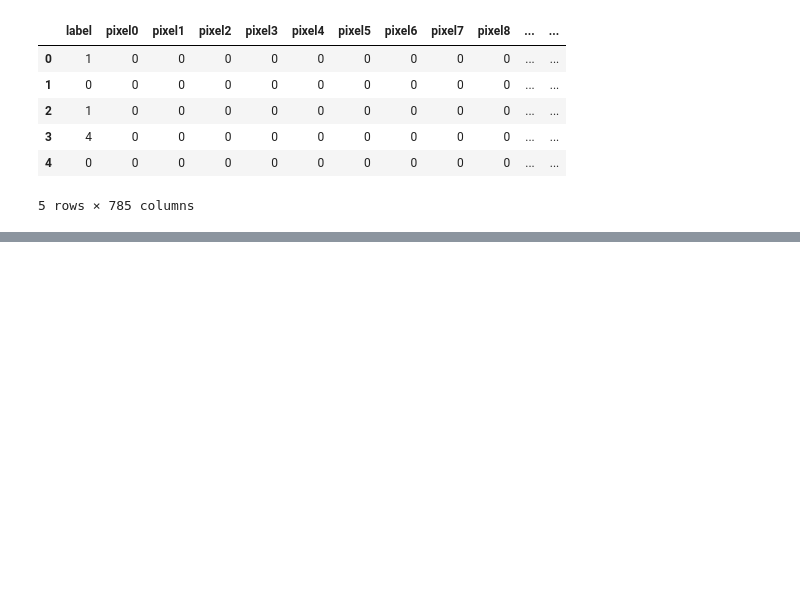
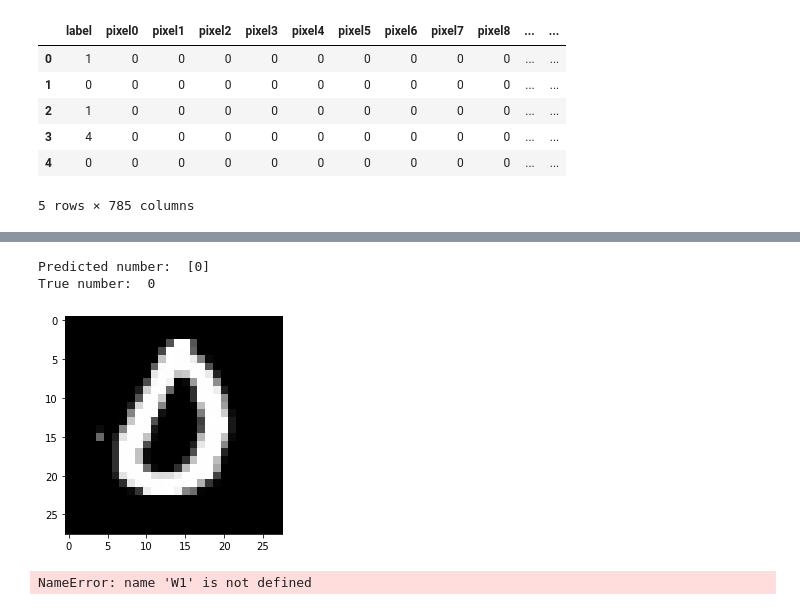
Before and after one commit to LuisAlcalaPerez/CNN-from-scratch, a Jupyter notebook: notebook.ipynb, the cells around one changed output, grey strips where cells are left out. Drawn from its saved outputs; the diff is of its cells as text; code cells hidden in the pictures; blank space fills up the shorter version.

```diff
--- a/notebook.ipynb
+++ b/notebook.ipynb
@@ -118,2 +115,0 @@ def grad_descent(X, Y, iter, alpha):
-# %%
-W1, b1, W2, b2 = grad_descent(X_train, Y_train, 1000, 0.1)
@@ -137,0 +116,31 @@ Accuracy:  0.4712682926829268
+# %%
+# UTILITY FUNCTIONS
+
+# get the predictions
+def get_preds(A2):
+    return np.argmax(A2, 0)
+
+# get the accuracy from the predictions
+def get_accuracy(predictions, Y):
+    return np.sum(predictions == Y) / Y.size
+
+# make predictions with trained model
+def predictor(X, W1, b1, W2, b2):
+    _, _, _, A2 = forward(W1, b1, W2, b2, X)
+    preds = get_preds(A2)
+    return preds
+
+# test predictions on a particular image
+def test_image(image_idx, W1, b1, W2, b2):
+    image = X_test[:, image_idx, None]
+    pred = predictor(image, W1, b1, W2, b2)
+    true_label = Y_test[image_idx]
+
+    print('Predicted number: ', pred)
+    print('True number: ', true_label)
+
+    image_plot = image.reshape((28, 28)) * 255
+    plt.figure()
+    plt.gray()
+    plt.imshow(image_plot, interpolation = 'nearest')
+    plt.show()
@@ -137,0 +182,12 @@ Accuracy:  0.4712682926829268
+# %%
+test_image(4, W1, b1, W2, b2)
+# %% [output]
+Predicted number:  [0]
+True number:  0
+[figure, added]
+# %%
+# Compute the accuracy of the test data
+test_preds = predictor(X_test, W1, b1, W2, b2)
+print('Test Accuracy: ', get_accuracy(test_preds, Y_test))
+# %% [output]
+NameError: name 'W1' is not defined
```
Also changed, not shown: parts of 7 cells of this notebook.
